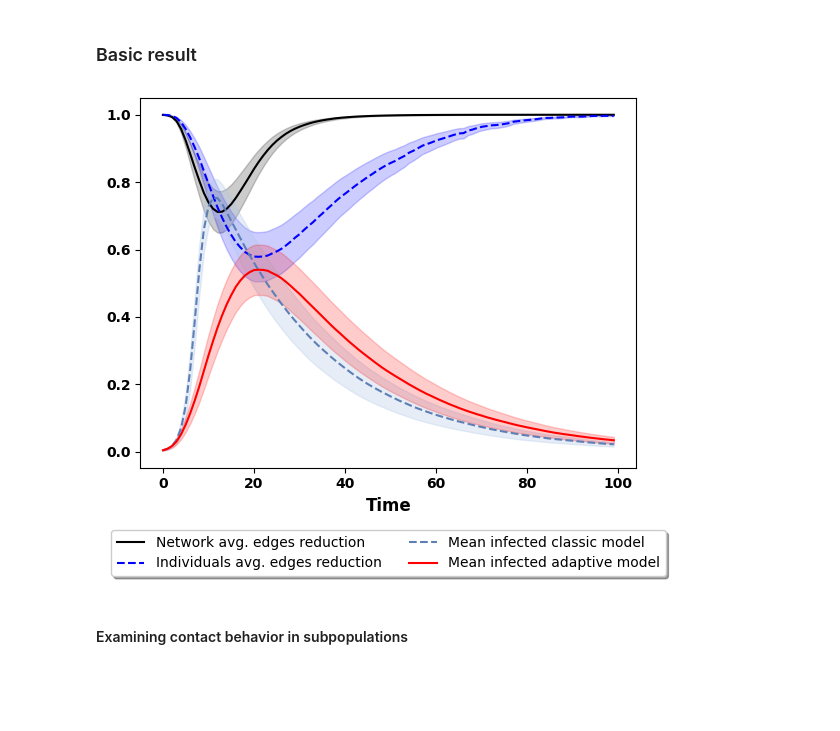
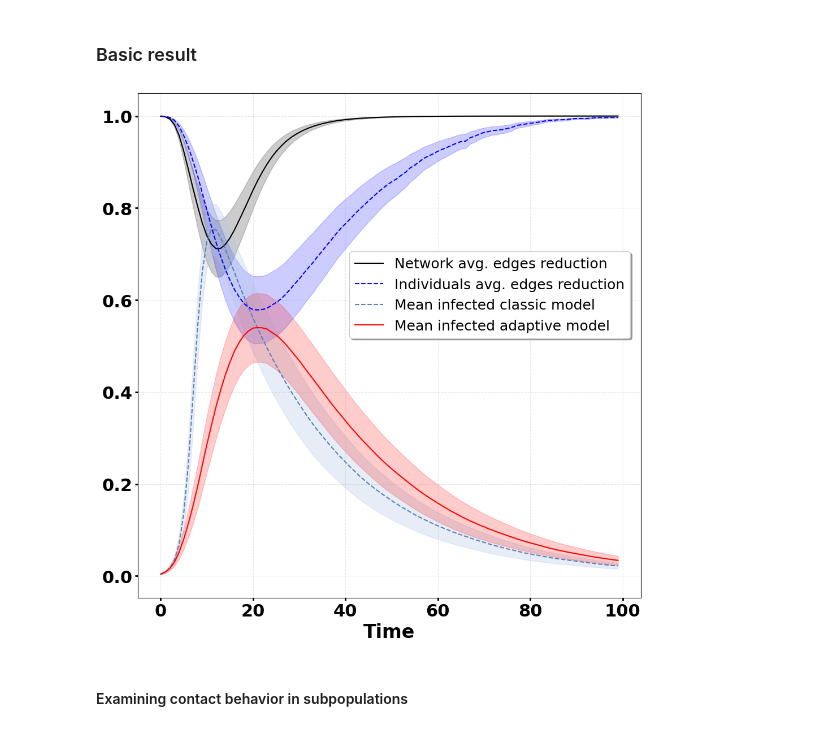
Before and after one commit to JimmyCalvoMonge/AdaptiveNetworks, a Jupyter notebook: network_experiments.ipynb, the cells around one changed output. Drawn from its saved outputs; the diff is of its cells as text; code cells hidden in the pictures; blank space fills up the shorter version.

Commit message:
Improved figure 2

```diff
--- a/network_experiments.ipynb
+++ b/network_experiments.ipynb
@@ -30,52 +30,64 @@ i_max_o = epidist['i_max'].astype(float).tolist()
 i_max_o = [min(m*(1.3 - (1 - (1-m))*0.3),1) for m in i_mean_o]
 
 i_mean = bepidist['i_mean'].astype(float).tolist()
 i_mean = [i/500 for i in i_mean]
 
 i_min = bepidist['i_min'].astype(float).tolist()
 i_min = [m*(0.7 + (1 - (1-m))*0.3) for m in i_mean]
 
 i_max = bepidist['i_max'].astype(float).tolist()
 i_max = [min(m*(1.3 - (1 - (1-m))*0.3),1) for m in i_mean]
 
 mean_all = bepidist['edgecount_mean'].astype(float).tolist()
 lower_all = [m*(0.7 + (1 - (1-m))*0.3) for m in mean_all] # bepidist['edgecount_min'].astype(float).tolist()
 upper_all = [min(m*(1.3 - (1 - (1-m))*0.3),1) for m in mean_all] # bepidist['edgecount_max'].astype(float).tolist()
 
 mean_sus = bepidist['suscedgecount_mean'].astype(float).tolist()
 lower_sus = [m*(0.7 + (1 - (1-m))*0.3) for m in mean_sus] #  bepidist['suscedgecount_min'].astype(float).tolist()
 upper_sus = [min(m*(1.3 - (1 - (1-m))*0.3),1) for m in mean_sus] # bepidist['suscedgecount_max'].astype(float).tolist()
 
 top = 100
 
-plt.figure()
-plt.plot(mean_all[0:top],'-k', label="Network avg. edges reduction")
-plt.fill_between(range(top), upper_all[0:top], lower_all[0:top], color="k", alpha=0.2)
-plt.plot(mean_sus[0:top], linestyle='--', color='b', label="Individuals avg. edges reduction")
-plt.fill_between(range(top), upper_sus[0:top], lower_sus[0:top], color="b", alpha=0.2)
+# Create the plot
+fig, ax = plt.subplots(figsize=(10,10))
 
-plt.plot(i_mean_o[0:top],'#5d7fb5', linestyle='--', label="Mean infected classic model")
-plt.fill_between(range(top), i_max_o[0:top], i_min_o[0:top], color="#afc6e7", alpha=0.3)
-plt.plot(i_mean[0:top],'-r', label="Mean infected adaptive model")
-plt.fill_between(range(top), i_max[0:top], i_min[0:top], color="r", alpha=0.2)
-# # plt.legend(loc="lower right")
 
-ax = plt.gca() # Get current axes
-for tick in ax.get_xticklabels():
-    tick.set_fontweight('bold')
-for tick in ax.get_yticklabels():
-    tick.set_fontweight('bold')
+ax.plot(mean_all[0:top],'-k', label="Network avg. edges reduction")
+ax.fill_between(range(top), upper_all[0:top], lower_all[0:top], color="k", alpha=0.2)
+ax.plot(mean_sus[0:top], linestyle='--', color='b', label="Individuals avg. edges reduction")
+ax.fill_between(range(top), upper_sus[0:top], lower_sus[0:top], color="b", alpha=0.2)
 
-ax.legend(loc='upper center', bbox_to_anchor=(0.5, -0.15),
-          fancybox=True, shadow=True, ncol=2)
-ax.set_xlabel("Time", fontsize=12, fontweight='bold')
+ax.plot(i_mean_o[0:top],'#5d7fb5', linestyle='--', label="Mean infected classic model")
+ax.fill_between(range(top), i_max_o[0:top], i_min_o[0:top], color="#afc6e7", alpha=0.3)
+ax.plot(i_mean[0:top],'-r', label="Mean infected adaptive model")
+ax.fill_between(range(top), i_max[0:top], i_min[0:top], color="r", alpha=0.2)
+
+# Styling
+ax.set_xlabel('Time', fontsize=24, fontweight='bold')
+ax.set_ylabel('', fontsize=24, fontweight='bold')
+
+# Make tick labels bold
+ax.tick_params(axis='both', which='major', labelsize=16, width=2)
+for label in ax.get_xticklabels() + ax.get_yticklabels():
+    label.set_fontweight('bold')
+    label.set_fontsize(22)
+
+# Add grid for better readability
+ax.grid(True, alpha=0.3, linestyle='--', linewidth=0.8)
+
+coord_x_ = 0.7
+coord_y_ = 0.7
+# Legend - positioned lower to avoid overlap with risk labels
+ax.legend(fontsize=18, frameon=True, loc='upper center', bbox_to_anchor=(coord_x_, coord_y_),
+            fancybox=True, shadow=True, ncol=1)
 
 # Save the figure
+plt.tight_layout()
 plt.savefig('./Figures/FIGRE2A3A.png', dpi=300, bbox_inches='tight')
 
 plt.show()
 # %% [output]
-[figure, old version]
+[figure, new version]
 # %% [markdown]
 #### Examining contact behavior in subpopulations
 # %%
```
Also changed, not shown: 6 other files.
